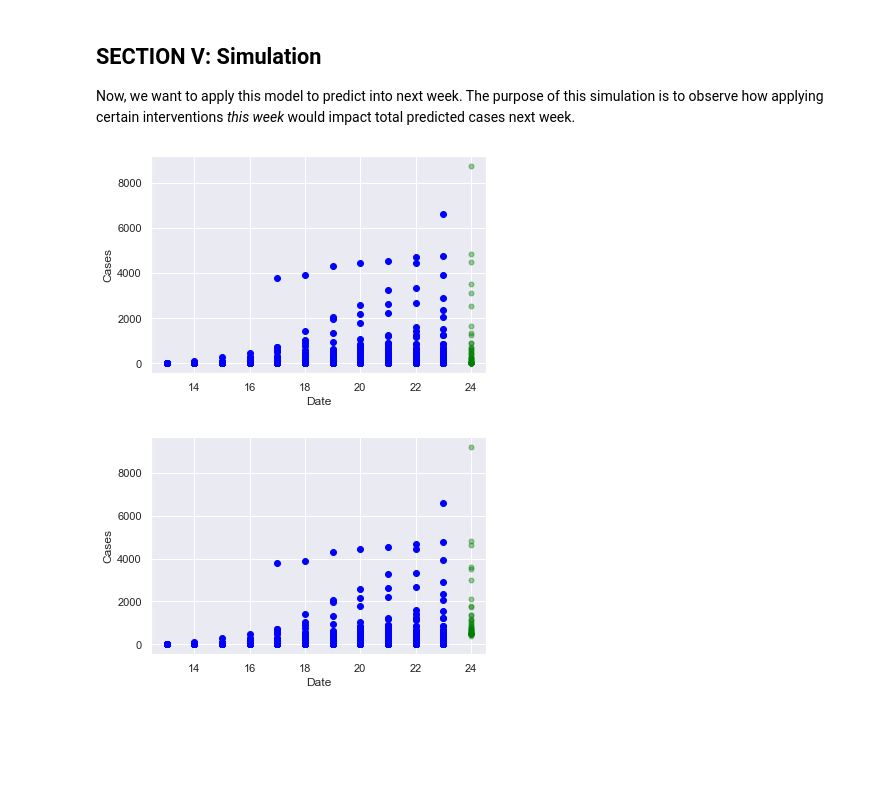
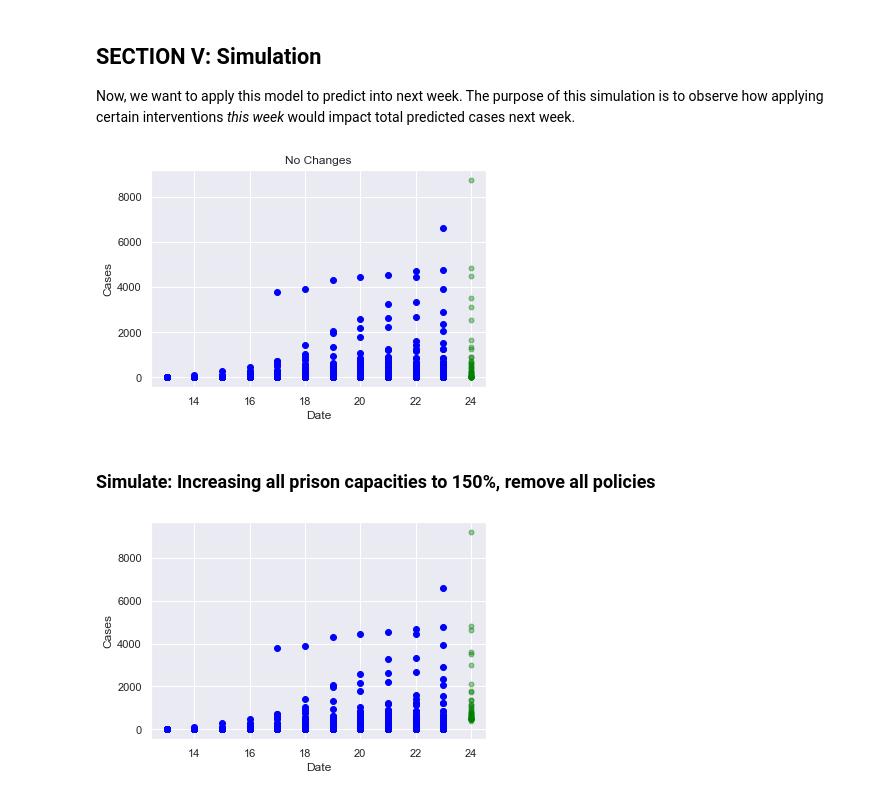
Before and after one commit to christi-liongson/covid_decarceration, a Jupyter notebook: analysis/prison_data_processing.ipynb, the cells around one changed output. Drawn from its saved outputs; the diff is of its cells as text; code cells hidden in the pictures; blank space fills up the shorter version.

Commit message:
Additional simulations

```diff
--- a/analysis/prison_data_processing.ipynb
+++ b/analysis/prison_data_processing.ipynb
@@ -709,7 +714,9 @@ Now, we want to apply this model to predict into next week. The purpose of this
 certain interventions _this week_ would impact total predicted cases next week.
 # %%
 no_changes_sim = pha.simulate(dataset, {} , 'total', best_models)
-plotting.plot_simulation(dataset, no_changes_sim)
+plotting.plot_simulation(dataset, no_changes_sim, 'No Changes')
 # %% [output]
-[figure, old version]
+[figure, new version]
+# %% [markdown]
+### Simulate: Increasing all prison capacities to 150%, remove all policies
 # %%
```
Also changed, not shown: parts of 18 cells of this notebook, 2 other files.
